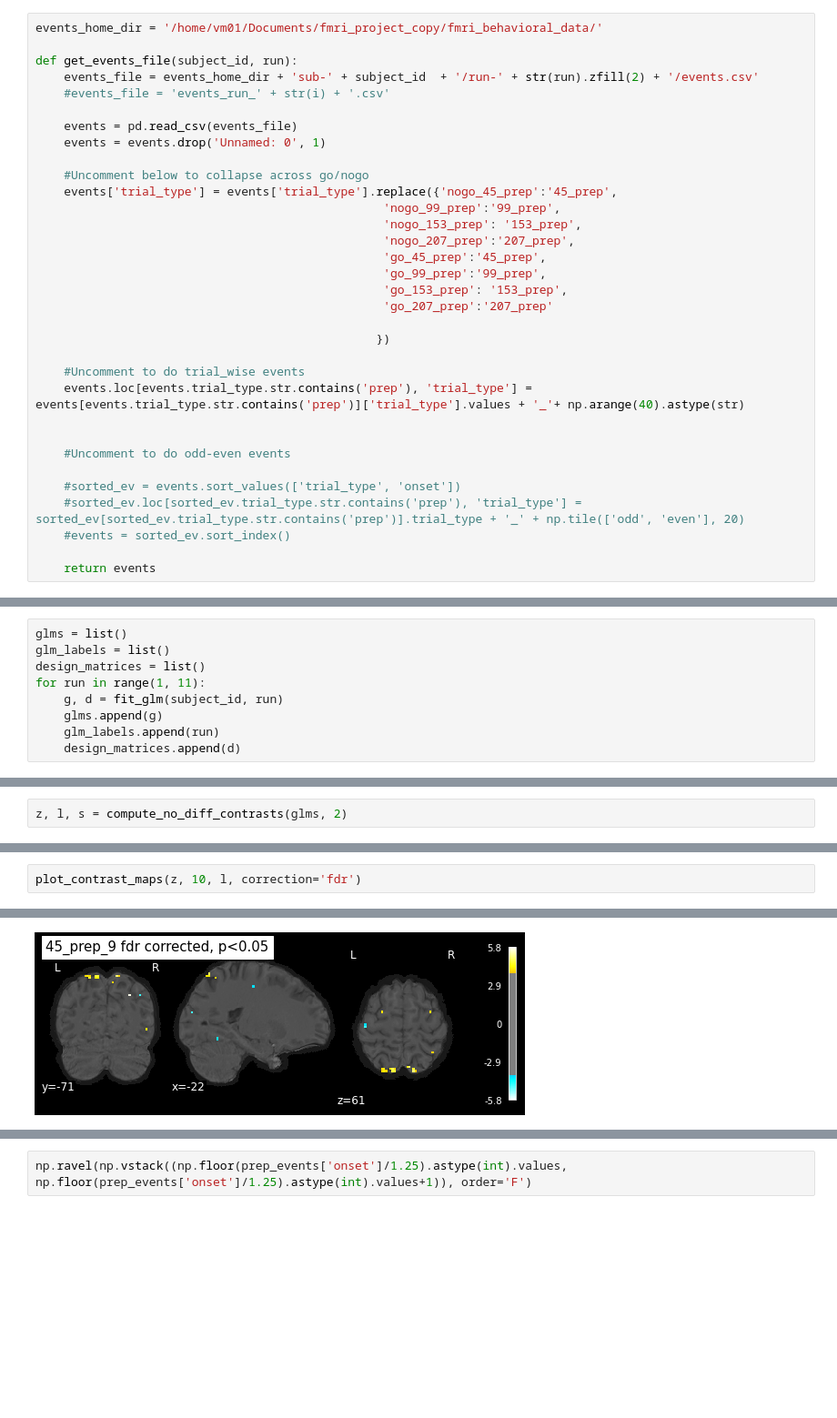
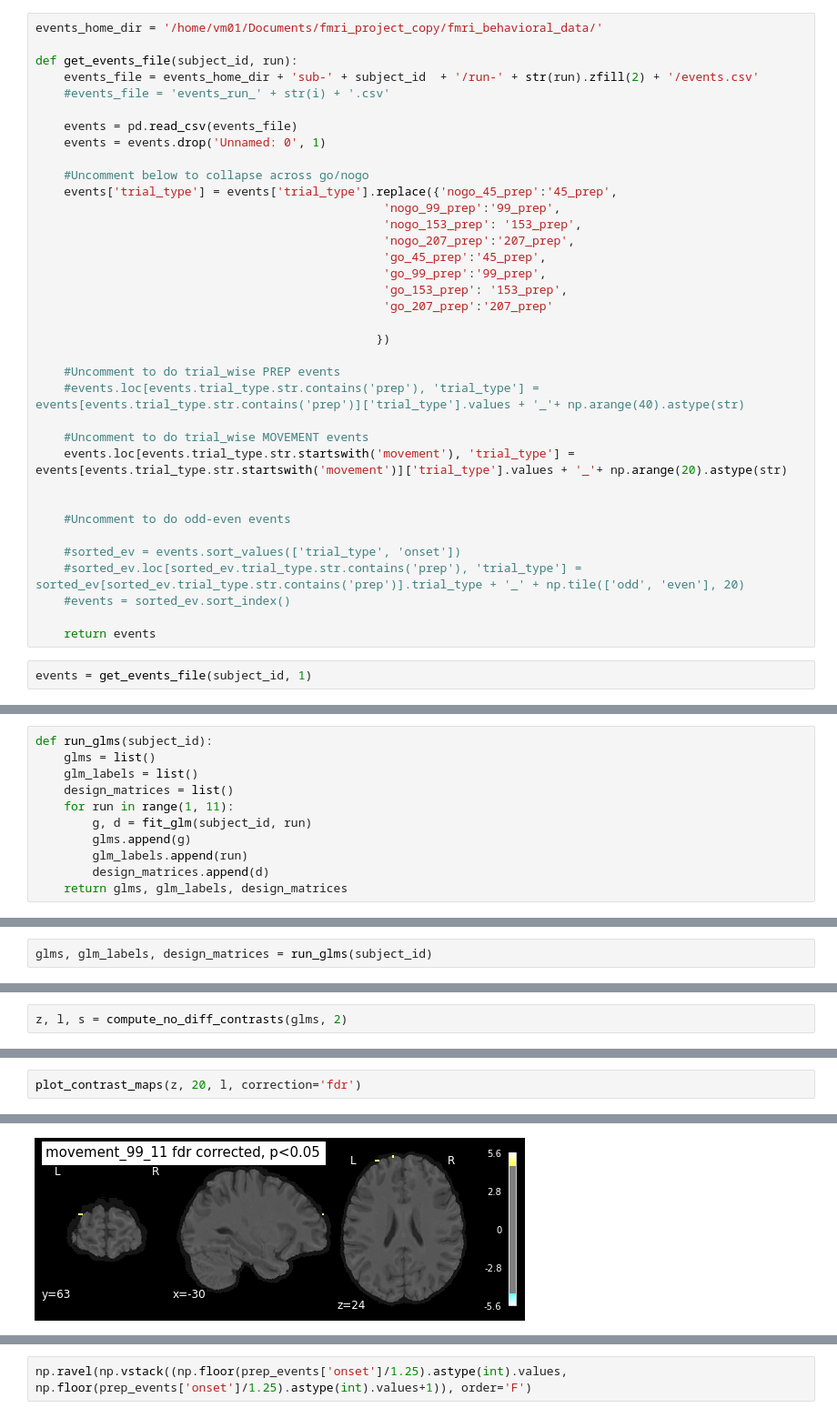
Before and after one commit to tejas-savalia/fmri_project, a Jupyter notebook: glm_analyses.ipynb, the cells around one changed output, grey strips where cells are left out. Shown at 91% size. Drawn from its saved outputs; the diff is of its cells as text; blank space fills up the shorter version.

```diff
--- a/glm_analyses.ipynb
+++ b/glm_analyses.ipynb
@@ -55,8 +80,11 @@ def get_events_file(subject_id, run):
 
                                                 })
 
-    #Uncomment to do trial_wise events
-    events.loc[events.trial_type.str.contains('prep'), 'trial_type'] = events[events.trial_type.str.contains('prep')]['trial_type'].values + '_'+ np.arange(40).astype(str)
+    #Uncomment to do trial_wise PREP events
+    #events.loc[events.trial_type.str.contains('prep'), 'trial_type'] = events[events.trial_type.str.contains('prep')]['trial_type'].values + '_'+ np.arange(40).astype(str)
+
+    #Uncomment to do trial_wise MOVEMENT events
+    events.loc[events.trial_type.str.startswith('movement'), 'trial_type'] = events[events.trial_type.str.startswith('movement')]['trial_type'].values + '_'+ np.arange(20).astype(str)
 
 
     #Uncomment to do odd-even events
@@ -66,3 +94,5 @@ def get_events_file(subject_id, run):
     #events = sorted_ev.sort_index()
 
     return events
+# %%
+events = get_events_file(subject_id, 1)
@@ -184,9 +230,11 @@ subject_id
 # %%
-glms = list()
-glm_labels = list()
-design_matrices = list()
-for run in range(1, 11):
-    g, d = fit_glm(subject_id, run)
-    glms.append(g)
-    glm_labels.append(run)
-    design_matrices.append(d)
+def run_glms(subject_id):
+    glms = list()
+    glm_labels = list()
+    design_matrices = list()
+    for run in range(1, 11):
+        g, d = fit_glm(subject_id, run)
+        glms.append(g)
+        glm_labels.append(run)
+        design_matrices.append(d)
+    return glms, glm_labels, design_matrices
@@ -195,0 +241,2 @@ ZranError: zran_read returned error: ZRAN_READ_FAIL (file: data/derivatives/sub-
+# %%
+glms, glm_labels, design_matrices = run_glms(subject_id)
@@ -202,3 +256,3 @@ IndexError: list index out of range
 # %%
-plot_contrast_maps(z, 10, l, correction='fdr')
+plot_contrast_maps(z, 20, l, correction='fdr')
 # %% [output]
@@ -206,2 +260,2 @@ Bonferroni-corrected, p<0.05 threshold: 3.877
-[figure, old version]
+[figure, new version]
 <nilearn.plotting.displays.OrthoSlicer at 0x...>
```
Also changed, not shown: parts of 15 cells of this notebook, 10 other files.
